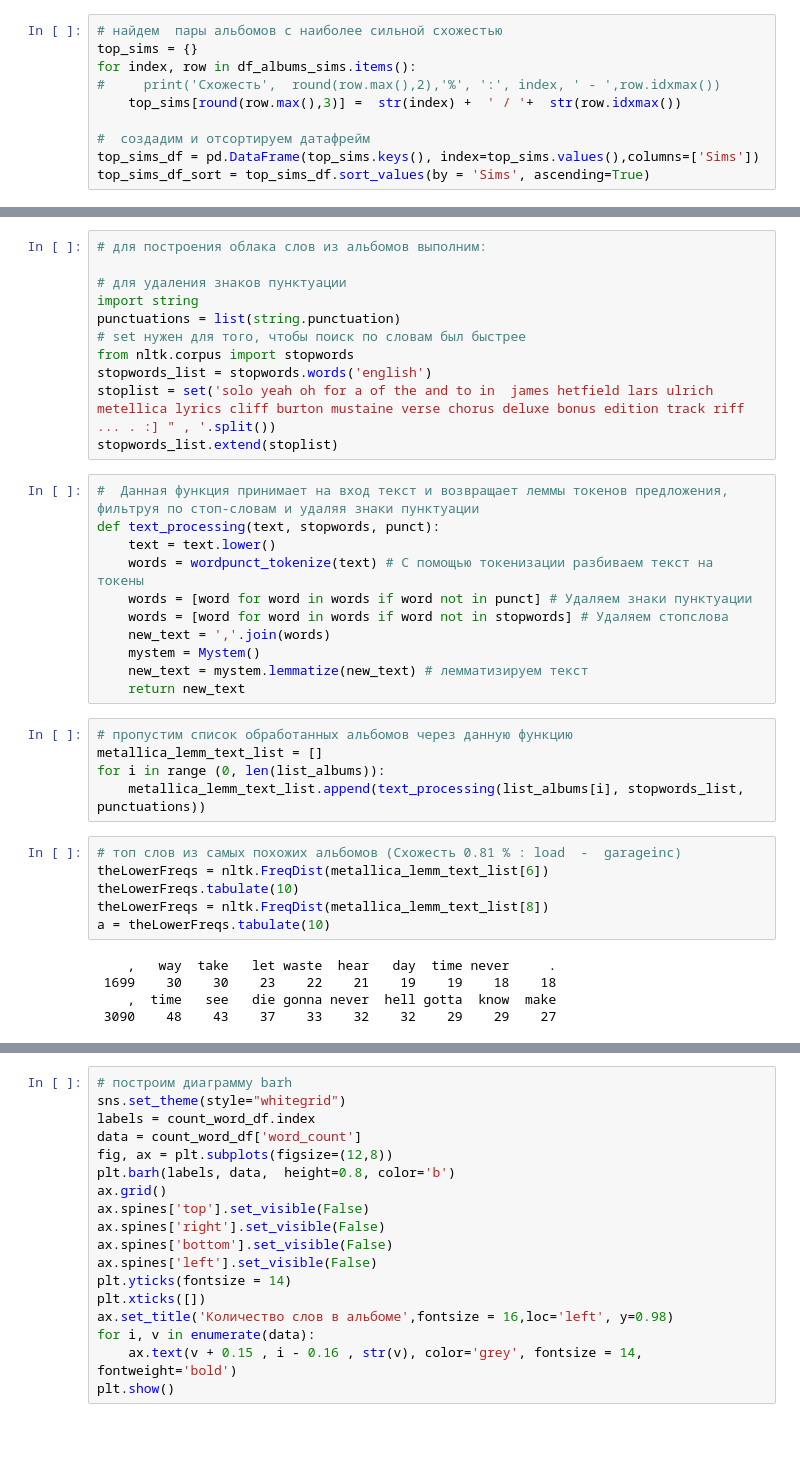
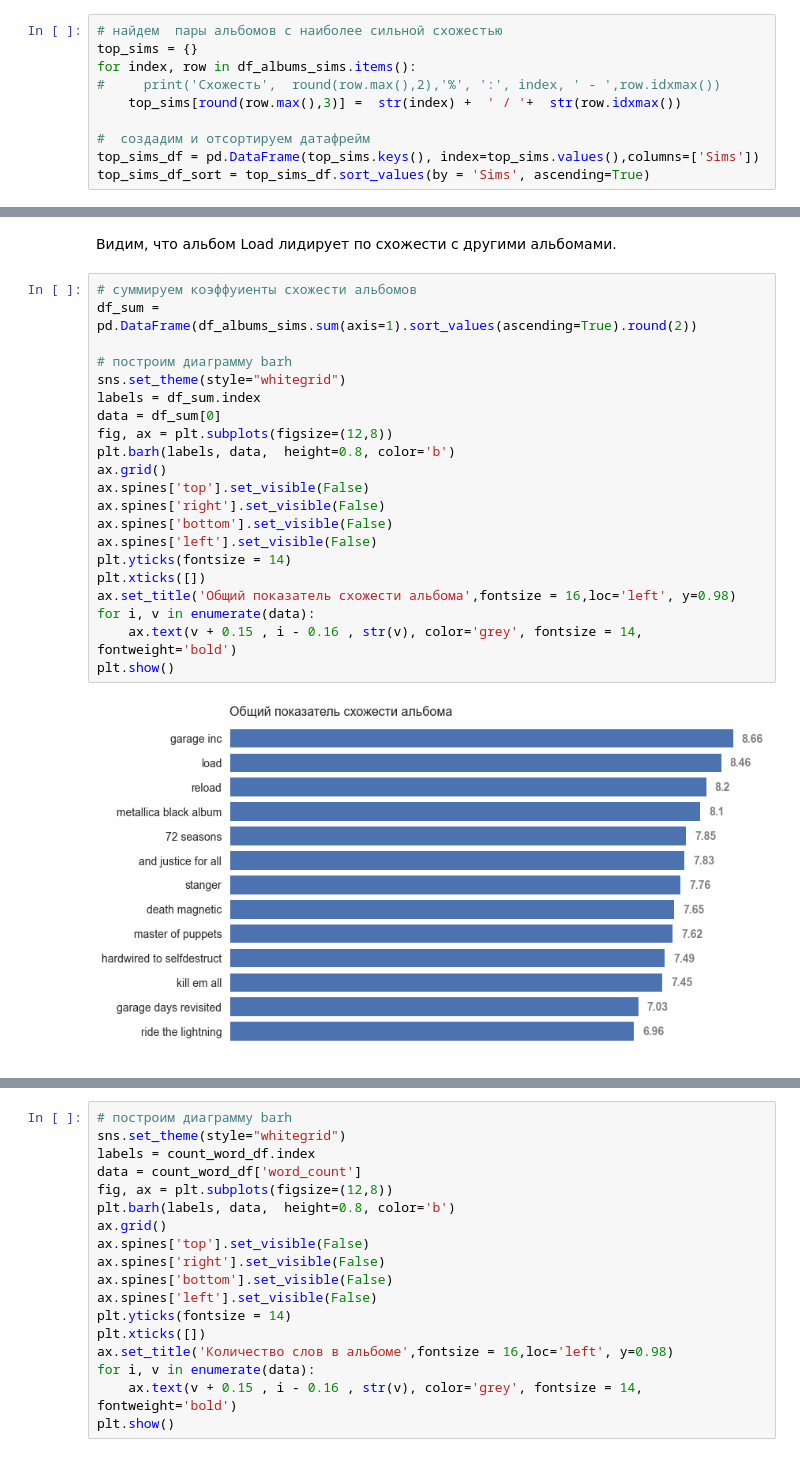
Before and after one commit to IV-1984/Data_analytics_projects, a Jupyter notebook: 5. lyrics analysis/lyrics_analysis_final-Copy1.ipynb, the cells around one changed output, grey strips where cells are left out. Saved outputs shown, nothing was run; the diff lists cells and outputs as text.

```diff
--- a/5. lyrics analysis/lyrics_analysis_final-Copy1.ipynb
+++ b/5. lyrics analysis/lyrics_analysis_final-Copy1.ipynb
@@ -346,39 +350,26 @@ plt.show()
-# %%
-# для построения облака слов из альбомов выполним:
-
-# для удаления знаков пунктуации
-import string
-punctuations = list(string.punctuation)
-# set нужен для того, чтобы поиск по словам был быстрее
-from nltk.corpus import stopwords
-stopwords_list = stopwords.words('english')
-stoplist = set('solo yeah oh for a of the and to in  james hetfield lars ulrich metellica lyrics cliff burton mustaine verse chorus deluxe bonus edition track riff ... . :] " , '.split())
-stopwords_list.extend(stoplist)
-# %%
-#  Данная функция принимает на вход текст и возвращает леммы токенов предложения, фильтруя по стоп-словам и удаляя знаки пунктуации
-def text_processing(text, stopwords, punct):
-    text = text.lower()
-    words = wordpunct_tokenize(text) # С помощью токенизации разбиваем текст на токены
-    words = [word for word in words if word not in punct] # Удаляем знаки пунктуации
-    words = [word for word in words if word not in stopwords] # Удаляем стопслова
-    new_text = ','.join(words)
-    mystem = Mystem()
-    new_text = mystem.lemmatize(new_text) # лемматизируем текст
-    return new_text
-# %%
-# пропустим список обработанных альбомов через данную функцию
-metallica_lemm_text_list = []
-for i in range (0, len(list_albums)):
-    metallica_lemm_text_list.append(text_processing(list_albums[i], stopwords_list, punctuations))
-# %%
-# топ слов из самых похожих альбомов (Схожесть 0.81 % : load  -  garageinc)
-theLowerFreqs = nltk.FreqDist(metallica_lemm_text_list[6])
-theLowerFreqs.tabulate(10)
-theLowerFreqs = nltk.FreqDist(metallica_lemm_text_list[8])
-a = theLowerFreqs.tabulate(10)
-# %% [output]
-    ,   way  take   let waste  hear   day  time never     .
- 1699    30    30    23    22    21    19    19    18    18
-    ,  time   see   die gonna never  hell gotta  know  make
- 3090    48    43    37    33    32    32    29    29    27
+# %% [markdown]
+Видим, что альбом Load лидирует по схожести с другими альбомами.
+# %%
+# суммируем коэффуиенты схожести альбомов
+df_sum = pd.DataFrame(df_albums_sims.sum(axis=1).sort_values(ascending=True).round(2))
+
+# построим диаграмму barh
+sns.set_theme(style="whitegrid")
+labels = df_sum.index
+data = df_sum[0]
+fig, ax = plt.subplots(figsize=(12,8))
+plt.barh(labels, data,  height=0.8, color='b')
+ax.grid()
+ax.spines['top'].set_visible(False)
+ax.spines['right'].set_visible(False)
+ax.spines['bottom'].set_visible(False)
+ax.spines['left'].set_visible(False)
+plt.yticks(fontsize = 14)
+plt.xticks([])
+ax.set_title('Общий показатель схожести альбома',fontsize = 16,loc='left', y=0.98)
+for i, v in enumerate(data):
+    ax.text(v + 0.15 , i - 0.16 , str(v), color='grey', fontsize = 14, fontweight='bold')
+plt.show()
+# %% [output]
+[figure, added]
 # %%
```
Also changed, not shown: parts of 13 cells of this notebook.
